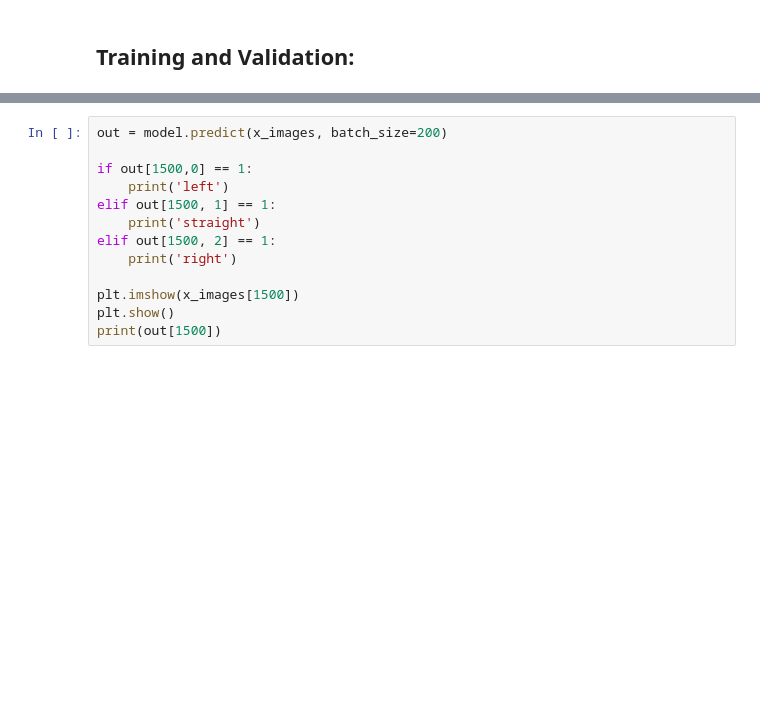
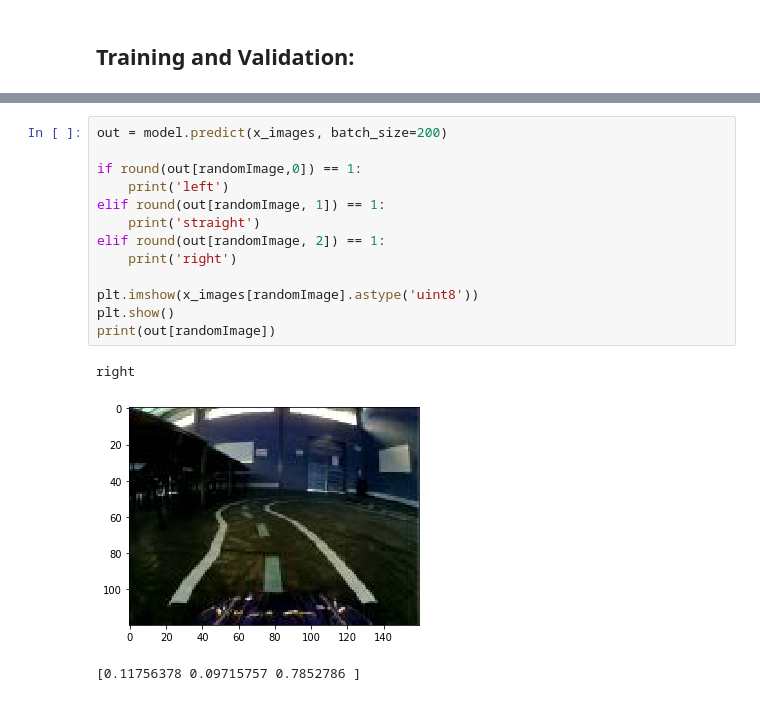
Before and after one commit to brontisaur/CounterpointDonkey, a Jupyter notebook: Categorical Model.ipynb, the cells around one changed output, grey strips where cells are left out. Cells and saved outputs as stored; diff of their text form; blank space fills up the shorter version.

```diff
--- a/Categorical Model.ipynb
+++ b/Categorical Model.ipynb
@@ -183,13 +214,17 @@ Epoch 6/20
 # %%
 out = model.predict(x_images, batch_size=200)
 
-if out[1500,0] == 1:
+if round(out[randomImage,0]) == 1:
     print('left')
-elif out[1500, 1] == 1:
+elif round(out[randomImage, 1]) == 1:
     print('straight')
-elif out[1500, 2] == 1:
+elif round(out[randomImage, 2]) == 1:
     print('right')
 
-plt.imshow(x_images[1500])
+plt.imshow(x_images[randomImage].astype('uint8'))
 plt.show()
-print(out[1500])
+print(out[randomImage])
+# %% [output]
+right
+[figure, added]
+[0.11756378 0.09715757 0.7852786 ]
```
Also changed, not shown: parts of 4 cells of this notebook, 1 other file.
